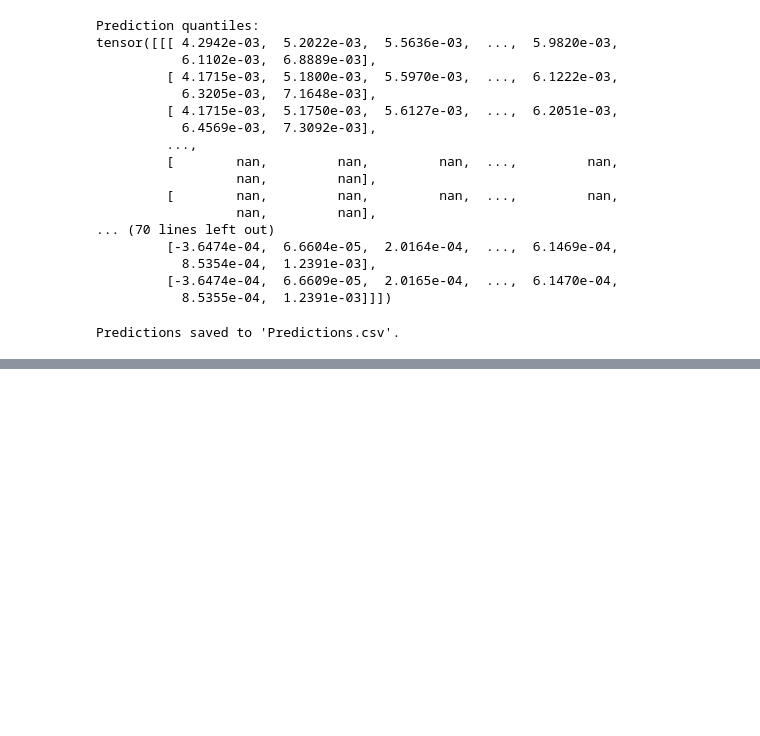
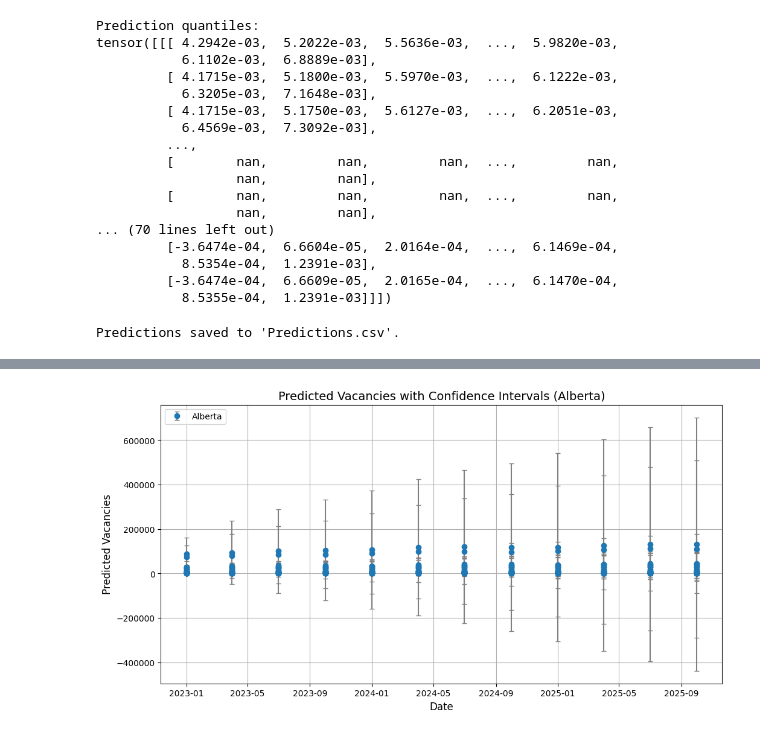
Before and after one commit to Sanjay-10/Job_Prediction_Using_TFT, a Jupyter notebook: Machine_Learning/TFT_Model.ipynb, the cells around one changed output, grey strips where cells are left out. Saved outputs shown, nothing was run; the diff lists cells and outputs as text; code cells hidden in the pictures; blank space fills up the shorter version.

```diff
--- a/Machine_Learning/TFT_Model.ipynb
+++ b/Machine_Learning/TFT_Model.ipynb
@@ -372,0 +432,17 @@ Predictions saved to 'Predictions.csv'.
+# %%
+# Visualization 3: Error bars for predictions with confidence intervals
+plt.figure(figsize=(12, 6))
+subset = predictions_df[predictions_df['geo'] == 'Alberta']  # Focus on one location for clarity
+plt.errorbar(subset['ref_date'], subset['predicted_total_vacancies'],
+             yerr=[subset['predicted_total_vacancies'] - subset['prediction_lower_bound'],
+                   subset['prediction_upper_bound'] - subset['predicted_total_vacancies']],
+             fmt='o', ecolor='gray', capsize=3, label='Alberta')
+
+plt.title('Predicted Vacancies with Confidence Intervals (Alberta)', fontsize=14)
+plt.xlabel('Date', fontsize=12)
+plt.ylabel('Predicted Vacancies', fontsize=12)
+plt.legend()
+plt.grid()
+plt.show()
+# %% [output]
+[figure, added]
```
Also changed, not shown: parts of 7 cells of this notebook, 2 other files.
